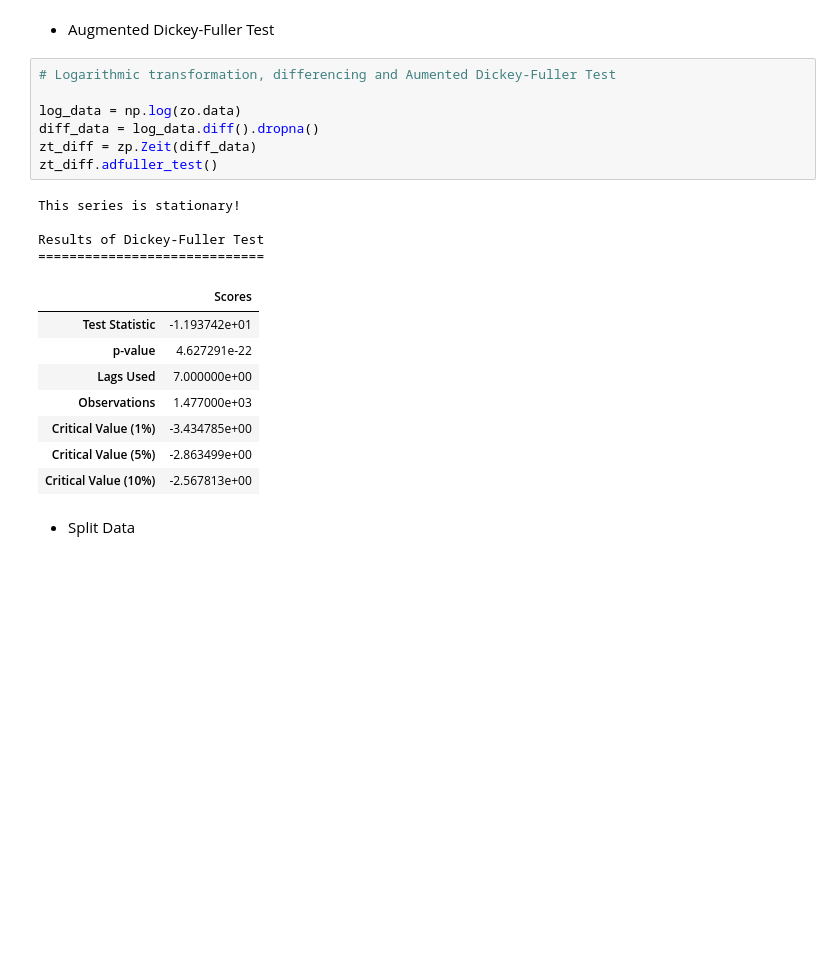
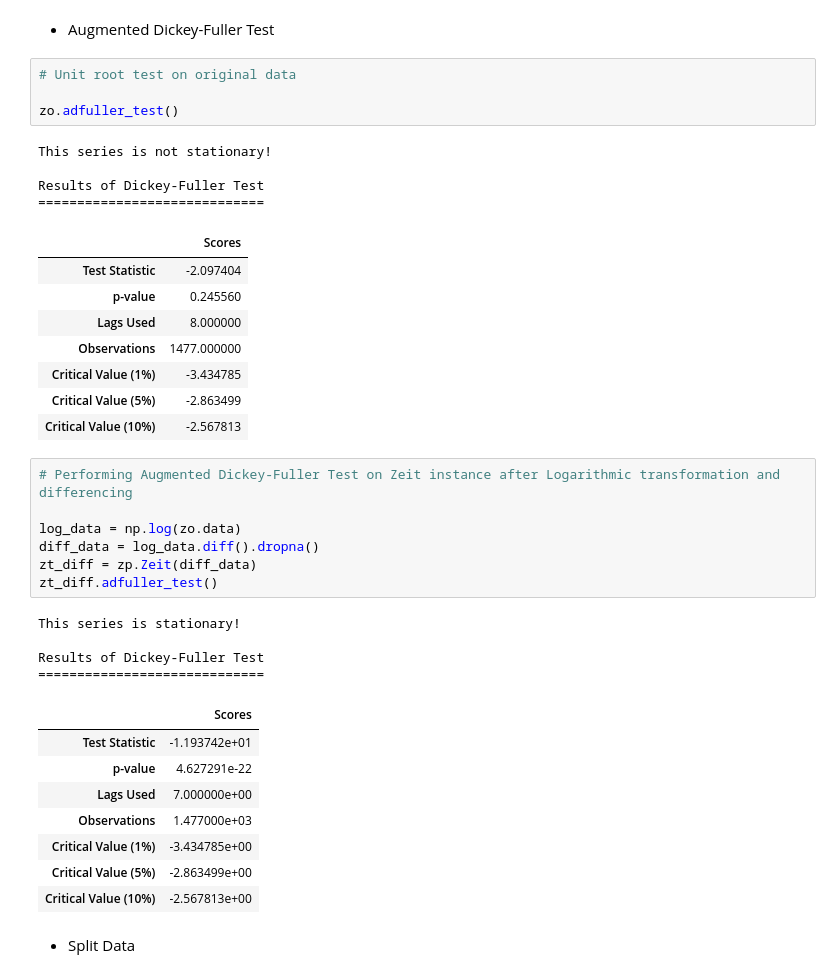
Before and after one commit to domingosdeeulariadumba/ZeitPy, a Jupyter notebook: examples.ipynb, the cells around one changed output. Drawn from its saved outputs; the diff is of its cells as text; blank space fills up the shorter version.

```diff
--- a/examples.ipynb
+++ b/examples.ipynb
@@ -75,8 +75,25 @@ zo.lags(6, 'Lag Plots for IBOVESPA Close')
 [figure]
 # %% [markdown]
 - Augmented Dickey-Fuller Test
+# %%
+# Unit root test on original data
+
+zo.adfuller_test()
+# %% [output]
+This series is not stationary!
+
+Results of Dickey-Fuller Test
+=============================
+|  | Scores |
+| Test Statistic | -2.097404 |
+| p-value | 0.245560 |
+| Lags Used | 8.000000 |
+| Observations | 1477.000000 |
+| Critical Value (1%) | -3.434785 |
+| Critical Value (5%) | -2.863499 |
+| Critical Value (10%) | -2.567813 |
 # %%
-# Logarithmic transformation, differencing and Aumented Dickey-Fuller Test
+# Performing Augmented Dickey-Fuller Test on Zeit instance after Logarithmic transformation and differencing
 
 log_data = np.log(zo.data)
 diff_data = log_data.diff().dropna()
```
Also changed, not shown: parts of 1 cell of this notebook.
